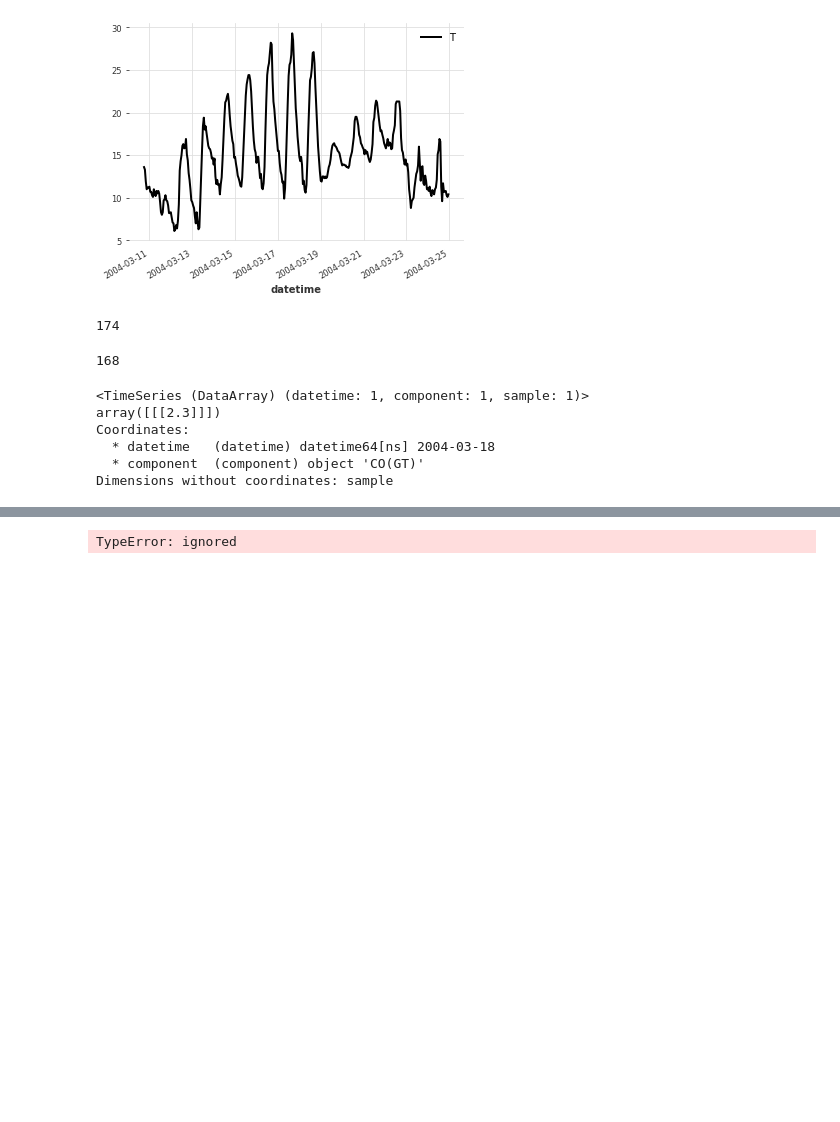
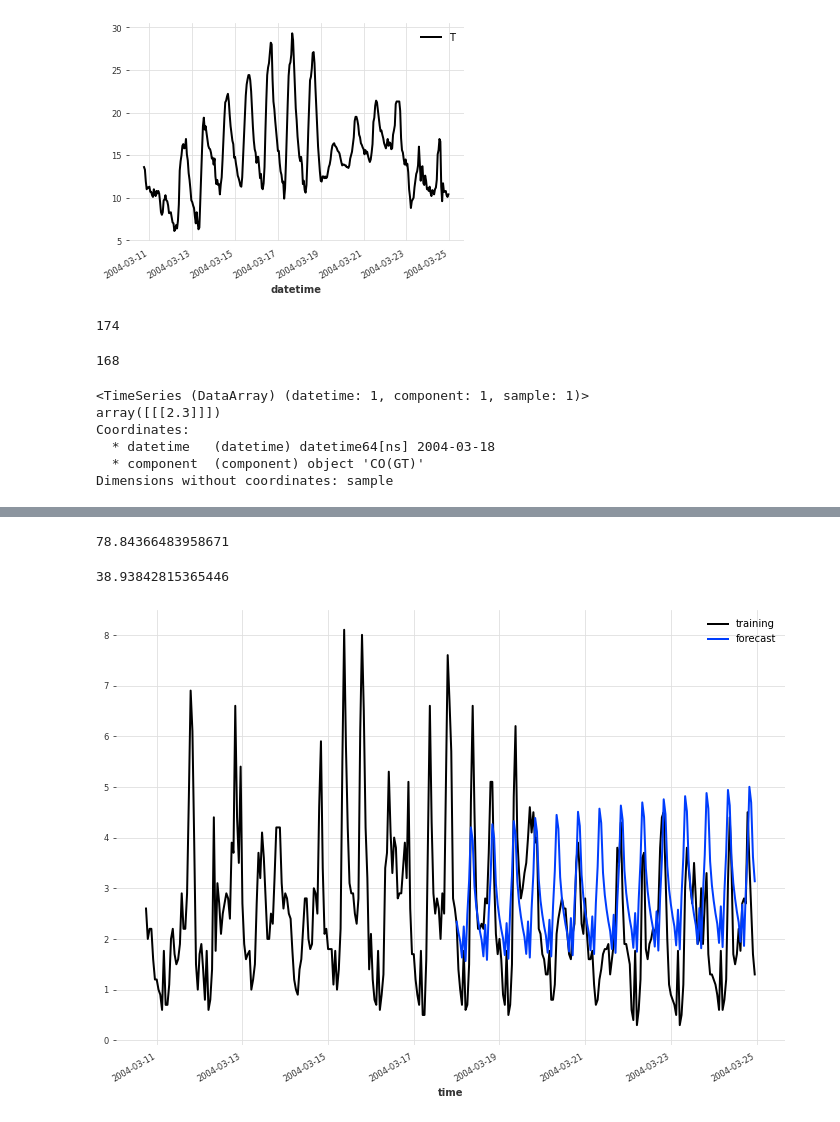
Before and after one commit to sameersahu473/Time_series, a Jupyter notebook: models_without_step.ipynb, the cells around one changed output, grey strips where cells are left out. Saved outputs shown, nothing was run; the diff lists cells and outputs as text; code cells hidden in the pictures; blank space fills up the shorter version.

```diff
--- a/models_without_step.ipynb
+++ b/models_without_step.ipynb
@@ -361,6 +335,0 @@ score_arima
-# %%
-from darts.models import FFT
-
-model_fft = FFT()
-model_fft.fit(training1)
-prediction_fft = model_fft.predict(len(validation1))
@@ -380,7 +335,0 @@ score_fft
-# %%
-# facebook prophet model
-from darts.models import Prophet
-
-model_prophet = Prophet()
-model_prophet.fit(training1)
-prediction_prophet = model_prophet.predict(len(validation1))
@@ -403,6 +335,0 @@ score_prophet
-# %%
-from darts.dataprocessing.transformers import Scaler
-from darts.dataprocessing.transformers import InvertibleMapper
-scalar = Scaler()
-scalar.fit(series1)
-series1_scaled = scalar.transform(series1)
@@ -415,5 +336,4 @@ daily =daily_avg.transform(series1)
-# %%
-model2.fit()
-forecast2_scaled = model2.predict(len(validation1))
-# %% [output]
-TypeError: ignored
+# %%
+model_th1 = Theta()
+model_th1.fit(training1)
+forecast_th1 = model_th1.predict(len(validation1))
@@ -419,0 +344,17 @@ TypeError: ignored
+# %%
+score_th1= mape(validation1,forecast_th1)
+score_th1
+# %% [output]
+78.84366483958671
+# %%
+score_th2= mape(validation2,forecast_th2)
+score_th2
+# %% [output]
+38.93842815365446
+# %%
+plt.figure(101, figsize=(12, 8))
+series1.plot(label='training')
+forecast_th1.plot(label='forecast')
+plt.legend();
+# %% [output]
+[figure, added]
```
Also changed, not shown: parts of 50 cells of this notebook.
